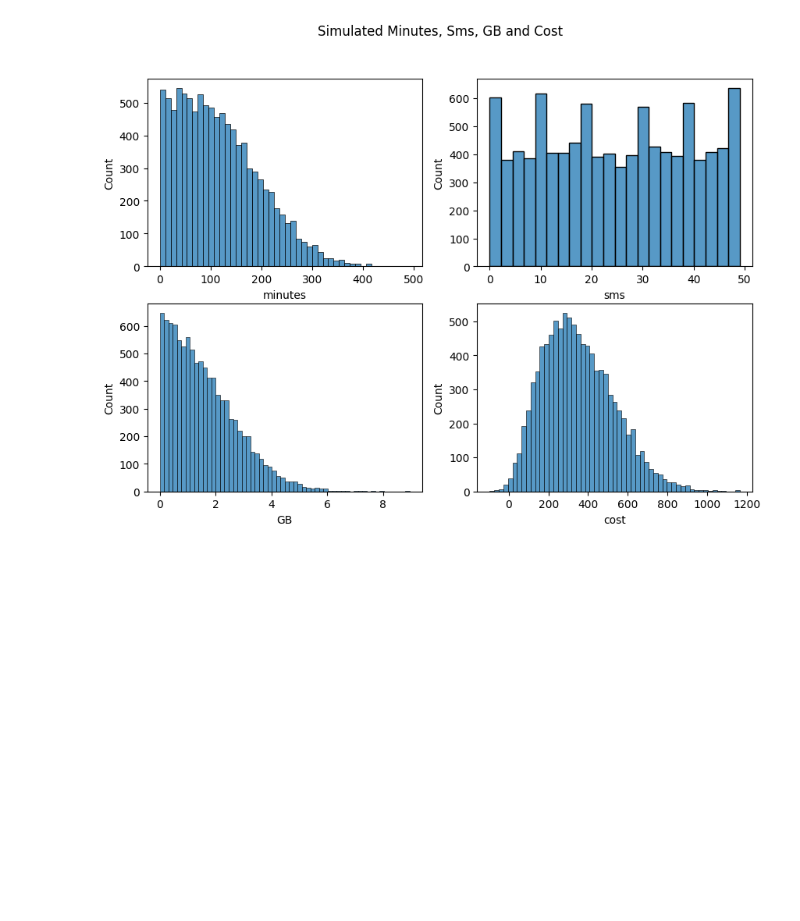
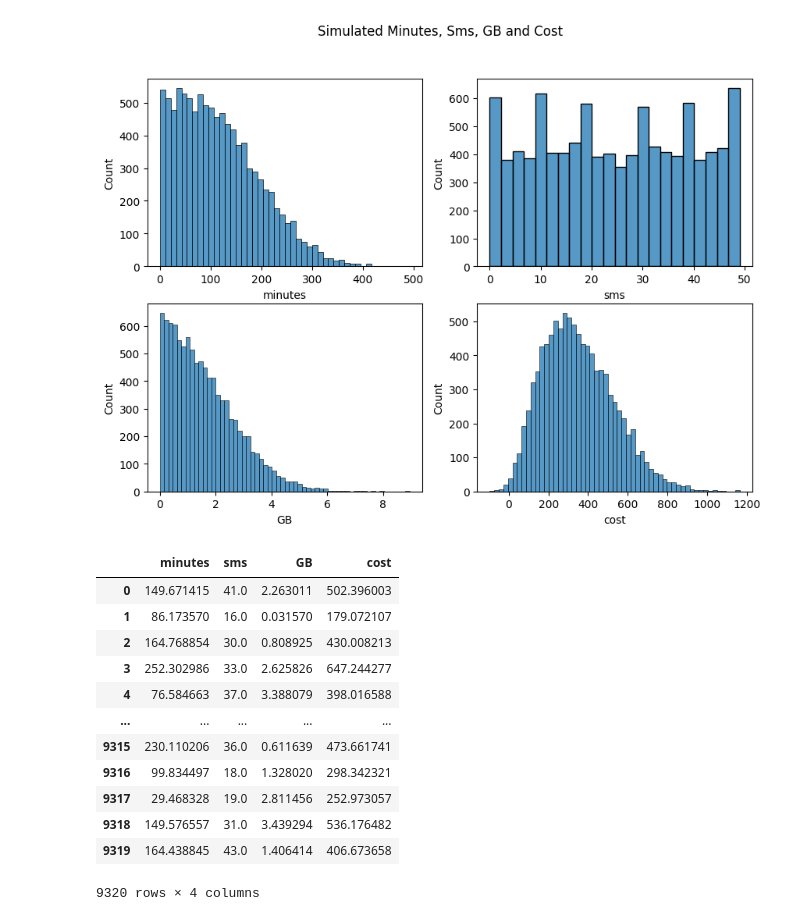
Before and after one commit to cseander/Maskininlarning-Christopher-Seander, a Jupyter notebook: Exercises/Exercise_0.ipynb, the cells around one changed output. Cells and saved outputs as stored; diff of their text form; code cells hidden in the pictures; blank space fills up the shorter version.

```diff
--- a/Exercises/Exercise_0.ipynb
+++ b/Exercises/Exercise_0.ipynb
@@ -123,3 +123,22 @@ fig.suptitle("Simulated Minutes, Sms, GB and Cost")
 # %% [output]
 Text(0.5, 0.98, 'Simulated Minutes, Sms, GB and Cost')
 [figure]
+# %%
+simulated_variables = simulated_variables[simulated_variables["GB"] < 4]
+simulated_variables = simulated_variables[simulated_variables["minutes"] < 300]
+simulated_variables = simulated_variables[simulated_variables["cost"] > 0]
+simulated_variables.reset_index(drop = True)
+# %% [output]
+|  | minutes | sms | GB | cost |
+| 0 | 149.671415 | 41.0 | 2.263011 | 502.396003 |
+| 1 | 86.173570 | 16.0 | 0.031570 | 179.072107 |
+| 2 | 164.768854 | 30.0 | 0.808925 | 430.008213 |
+| 3 | 252.302986 | 33.0 | 2.625826 | 647.244277 |
+| 4 | 76.584663 | 37.0 | 3.388079 | 398.016588 |
+| ... | ... | ... | ... | ... |
+| 9315 | 230.110206 | 36.0 | 0.611639 | 473.661741 |
+| 9316 | 99.834497 | 18.0 | 1.328020 | 298.342321 |
+| 9317 | 29.468328 | 19.0 | 2.811456 | 252.973057 |
+| 9318 | 149.576557 | 31.0 | 3.439294 | 536.176482 |
+| 9319 | 164.438845 | 43.0 | 1.406414 | 406.673658 |
+9320 rows × 4 columns
```
Also changed, not shown: parts of 1 cell of this notebook.
